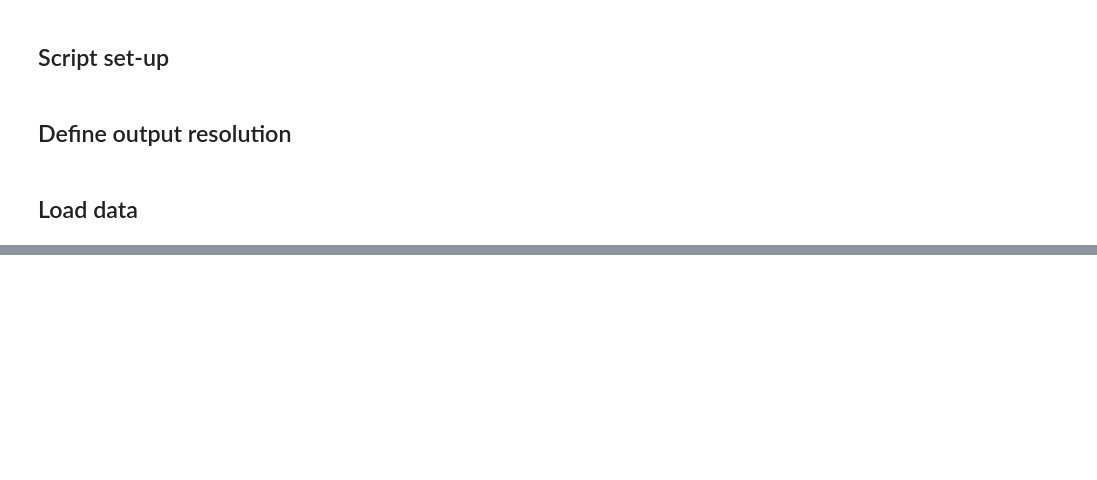
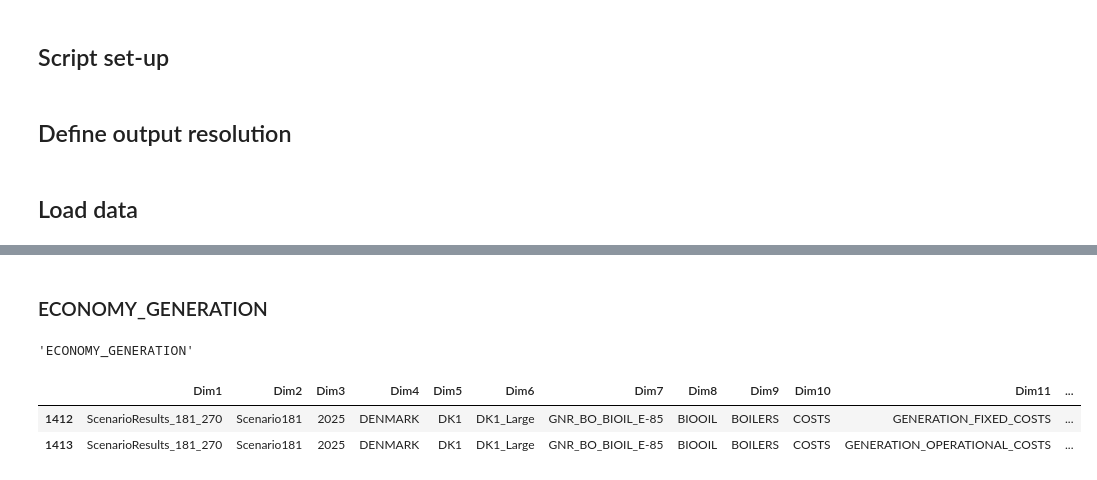
Before and after one commit to tilseb/flexsus, a Jupyter notebook: processing.ipynb, the cells around one changed output, grey strips where cells are left out. Saved outputs shown, nothing was run; the diff lists cells and outputs as text; code cells hidden in the pictures; blank space fills up the shorter version.

```diff
--- a/processing.ipynb
+++ b/processing.ipynb
@@ -50,0 +57,16 @@ lf = os.listdir('data')
+# %%
+def readData(f):
+    return pd.read_csv('data/' + f + '.csv', encoding='utf8', engine='c', low_memory=False)
+# %%
+def epsToZeros(df):
+    df = df.replace('Eps', 0)
+    return df
+# %%
+def filterYearAndCountry(df,y,c):
+    if y: df = df.loc[~df.Dim3.isin(set(df.Dim3).difference(y)), :]
+    if c: df = df.loc[~df.Dim4.isin(set(df.Dim4).difference(c)), :]
+    return df
+# %%
+def makeValFloat(df):
+    df.Val = df.Val.astype(float)
+    return df
@@ -50,0 +124,17 @@ lf = os.listdir('data')
+# %% [markdown]
+### ECONOMY_GENERATION
+# %%
+lf[1]
+# %% [output]
+'ECONOMY_GENERATION'
+# %%
+# ECONOMY_GENERATION
+df1 = readData(lf[1])
+df1 = epsToZeros(df1)
+df1 = filterYearAndCountry(df1,yyy,ccc)
+df1 = makeValFloat(df1)
+df1.head(2)
+# %% [output]
+|  | Dim1 | Dim2 | Dim3 | Dim4 | Dim5 | Dim6 | Dim7 | Dim8 | Dim9 | Dim10 | Dim11 | ... |
+| 1412 | ScenarioResults_181_270 | Scenario181 | 2025 | DENMARK | DK1 | DK1_Large | GNR_BO_BIOIL_E-85 | BIOOIL | BOILERS | COSTS | GENERATION_FIXED_COSTS | ... |
+| 1413 | ScenarioResults_181_270 | Scenario181 | 2025 | DENMARK | DK1 | DK1_Large | GNR_BO_BIOIL_E-85 | BIOOIL | BOILERS | COSTS | GENERATION_OPERATIONAL_COSTS | ... |
```
Also changed, not shown: parts of 27 cells of this notebook.
